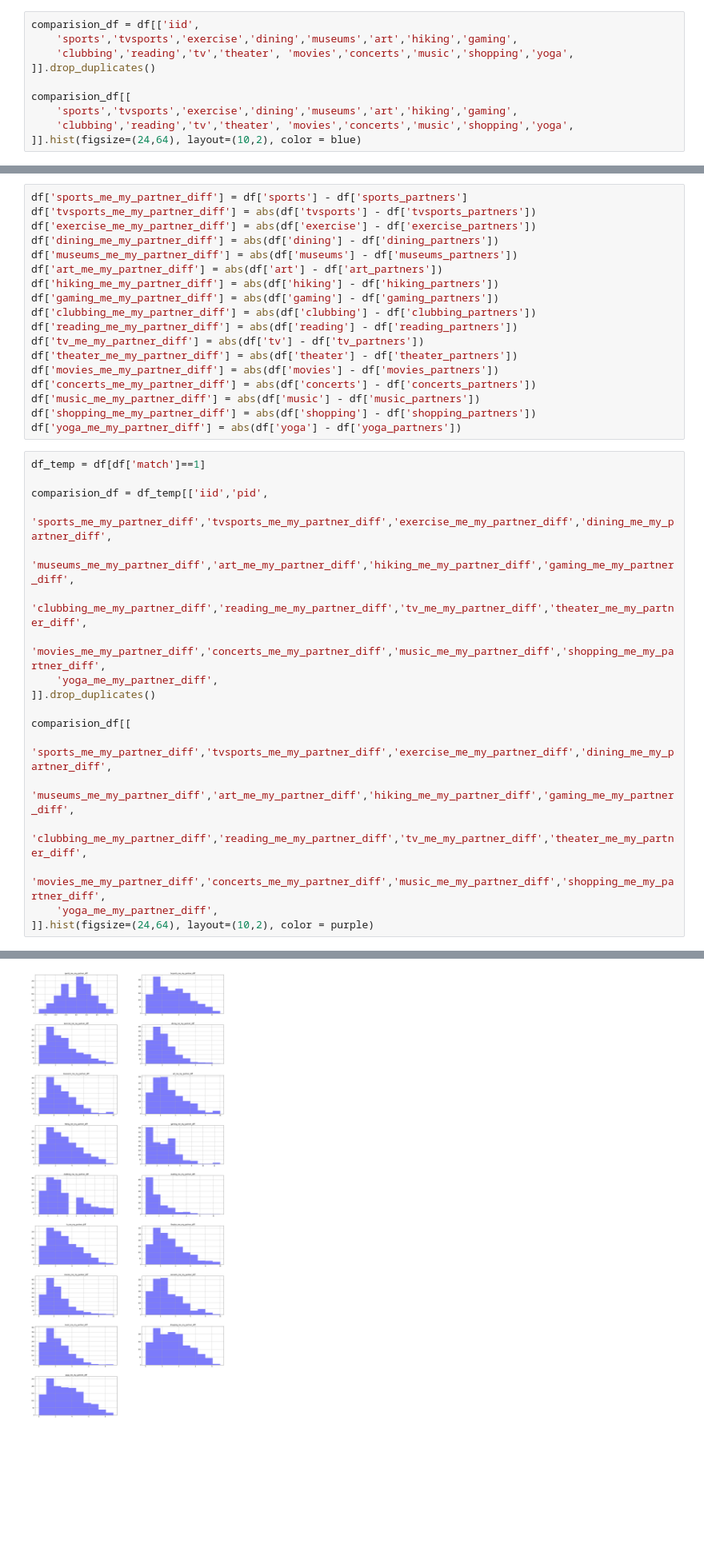
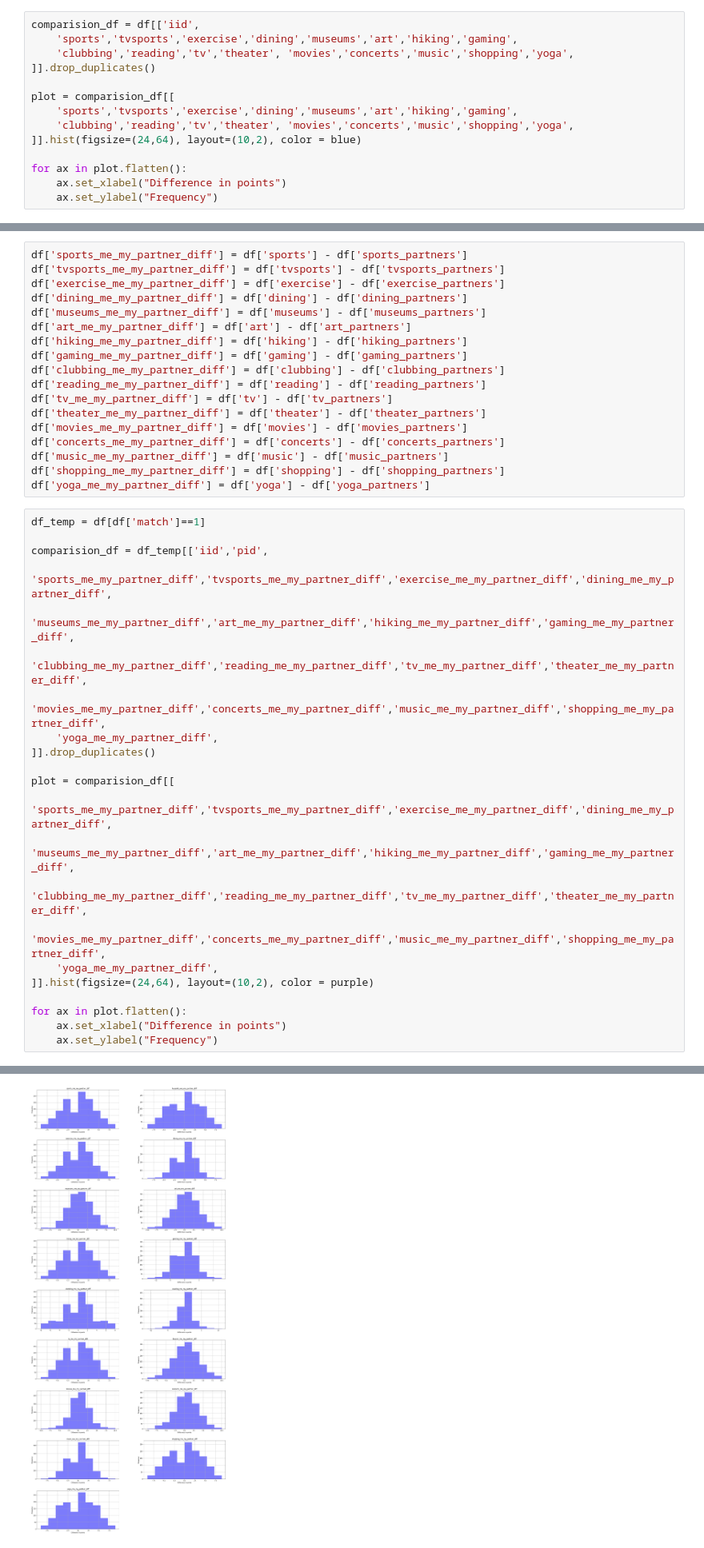
Before and after one commit to JozifekSVK/OZNAL, a Jupyter notebook: EDA.ipynb, the cells around one changed output, grey strips where cells are left out. Shown at 80% size. Drawn from its saved outputs; the diff is of its cells as text; blank space fills up the shorter version.

```diff
--- a/EDA.ipynb
+++ b/EDA.ipynb
@@ -566,8 +573,12 @@ comparision_df = df[['iid',
     'clubbing','reading','tv','theater', 'movies','concerts','music','shopping','yoga',
 ]].drop_duplicates()
 
-comparision_df[[
+plot = comparision_df[[
     'sports','tvsports','exercise','dining','museums','art','hiking','gaming',
     'clubbing','reading','tv','theater', 'movies','concerts','music','shopping','yoga',
 ]].hist(figsize=(24,64), layout=(10,2), color = blue)
+
+for ax in plot.flatten():
+    ax.set_xlabel("Difference in points")
+    ax.set_ylabel("Frequency")
 # %% [output]
@@ -595,22 +588,22 @@ array([[<AxesSubplot:title={'center':'sports'}>,
 On a scale of 0-9 (0=no difference, 9=extreme difference)
 # %%
 df['sports_me_my_partner_diff'] = df['sports'] - df['sports_partners']
-df['tvsports_me_my_partner_diff'] = abs(df['tvsports'] - df['tvsports_partners'])
-df['exercise_me_my_partner_diff'] = abs(df['exercise'] - df['exercise_partners'])
-df['dining_me_my_partner_diff'] = abs(df['dining'] - df['dining_partners'])
-df['museums_me_my_partner_diff'] = abs(df['museums'] - df['museums_partners'])
-df['art_me_my_partner_diff'] = abs(df['art'] - df['art_partners'])
-df['hiking_me_my_partner_diff'] = abs(df['hiking'] - df['hiking_partners'])
-df['gaming_me_my_partner_diff'] = abs(df['gaming'] - df['gaming_partners'])
-df['clubbing_me_my_partner_diff'] = abs(df['clubbing'] - df['clubbing_partners'])
-df['reading_me_my_partner_diff'] = abs(df['reading'] - df['reading_partners'])
-df['tv_me_my_partner_diff'] = abs(df['tv'] - df['tv_partners'])
-df['theater_me_my_partner_diff'] = abs(df['theater'] - df['theater_partners'])
-df['movies_me_my_partner_diff'] = abs(df['movies'] - df['movies_partners'])
-df['concerts_me_my_partner_diff'] = abs(df['concerts'] - df['concerts_partners'])
-df['music_me_my_partner_diff'] = abs(df['music'] - df['music_partners'])
-df['shopping_me_my_partner_diff'] = abs(df['shopping'] - df['shopping_partners'])
-df['yoga_me_my_partner_diff'] = abs(df['yoga'] - df['yoga_partners'])
+df['tvsports_me_my_partner_diff'] = df['tvsports'] - df['tvsports_partners']
+df['exercise_me_my_partner_diff'] = df['exercise'] - df['exercise_partners']
+df['dining_me_my_partner_diff'] = df['dining'] - df['dining_partners']
+df['museums_me_my_partner_diff'] = df['museums'] - df['museums_partners']
+df['art_me_my_partner_diff'] = df['art'] - df['art_partners']
+df['hiking_me_my_partner_diff'] = df['hiking'] - df['hiking_partners']
+df['gaming_me_my_partner_diff'] = df['gaming'] - df['gaming_partners']
+df['clubbing_me_my_partner_diff'] = df['clubbing'] - df['clubbing_partners']
+df['reading_me_my_partner_diff'] = df['reading'] - df['reading_partners']
+df['tv_me_my_partner_diff'] = df['tv'] - df['tv_partners']
+df['theater_me_my_partner_diff'] = df['theater'] - df['theater_partners']
+df['movies_me_my_partner_diff'] = df['movies'] - df['movies_partners']
+df['concerts_me_my_partner_diff'] = df['concerts'] - df['concerts_partners']
+df['music_me_my_partner_diff'] = df['music'] - df['music_partners']
+df['shopping_me_my_partner_diff'] = df['shopping'] - df['shopping_partners']
+df['yoga_me_my_partner_diff'] = df['yoga'] - df['yoga_partners']
 # %%
 df_temp = df[df['match']==1]
 
@@ -622,11 +615,15 @@ comparision_df = df_temp[['iid','pid',
     'yoga_me_my_partner_diff',
 ]].drop_duplicates()
 
-comparision_df[[
+plot = comparision_df[[
     'sports_me_my_partner_diff','tvsports_me_my_partner_diff','exercise_me_my_partner_diff','dining_me_my_partner_diff',
     'museums_me_my_partner_diff','art_me_my_partner_diff','hiking_me_my_partner_diff','gaming_me_my_partner_diff',
     'clubbing_me_my_partner_diff','reading_me_my_partner_diff','tv_me_my_partner_diff','theater_me_my_partner_diff',
     'movies_me_my_partner_diff','concerts_me_my_partner_diff','music_me_my_partner_diff','shopping_me_my_partner_diff',
     'yoga_me_my_partner_diff',
 ]].hist(figsize=(24,64), layout=(10,2), color = purple)
+
+for ax in plot.flatten():
+    ax.set_xlabel("Difference in points")
+    ax.set_ylabel("Frequency")
 # %% [output]
@@ -652,4 +630,4 @@ array([[<AxesSubplot:title={'center':'sports_me_my_partner_diff'}>,
-[figure, old version]
+[figure, new version]
 # %% [markdown]
 #### Distribution of difference between participant's importance of hobbies and their date's importance of hobbies according to match
 # %%
```
Also changed, not shown: parts of 30 cells of this notebook.
